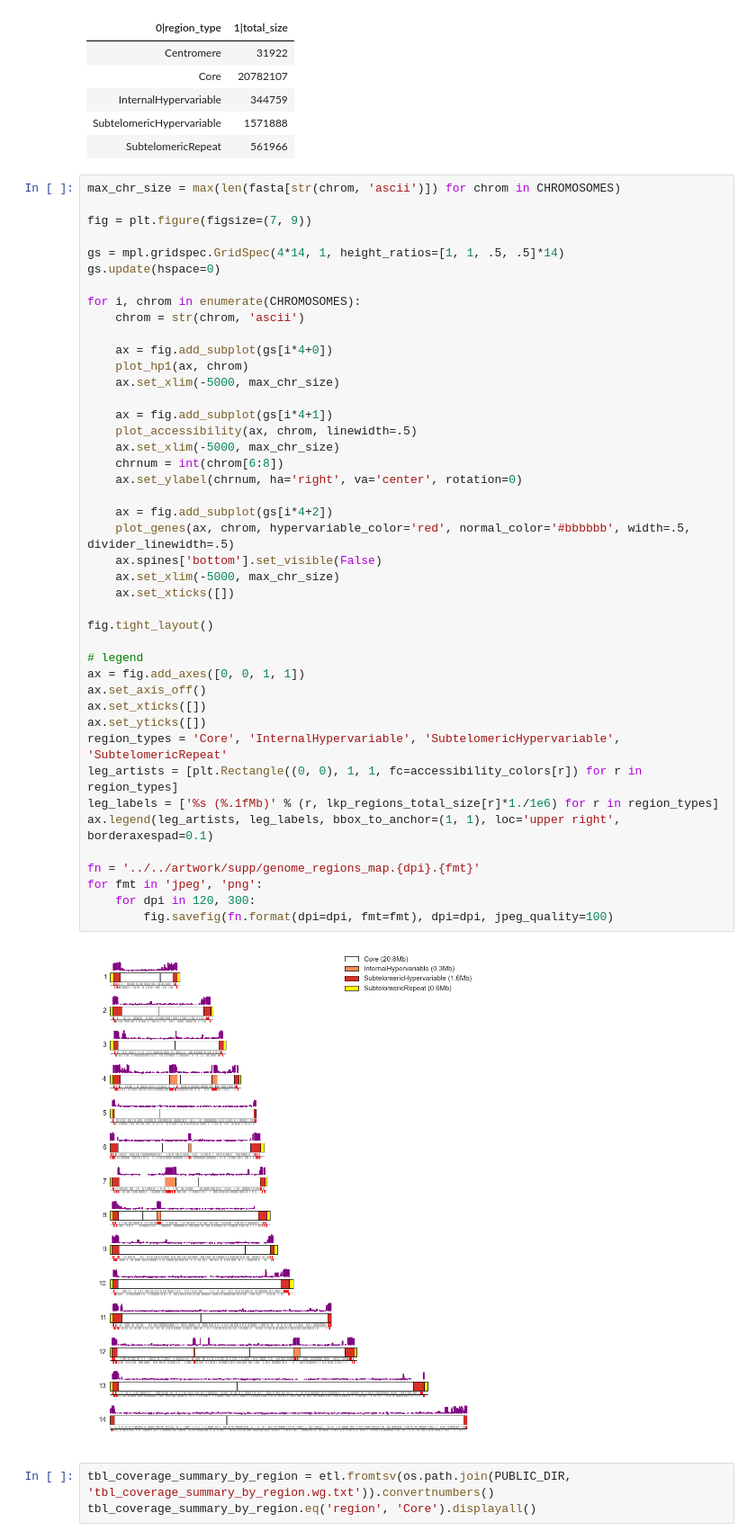
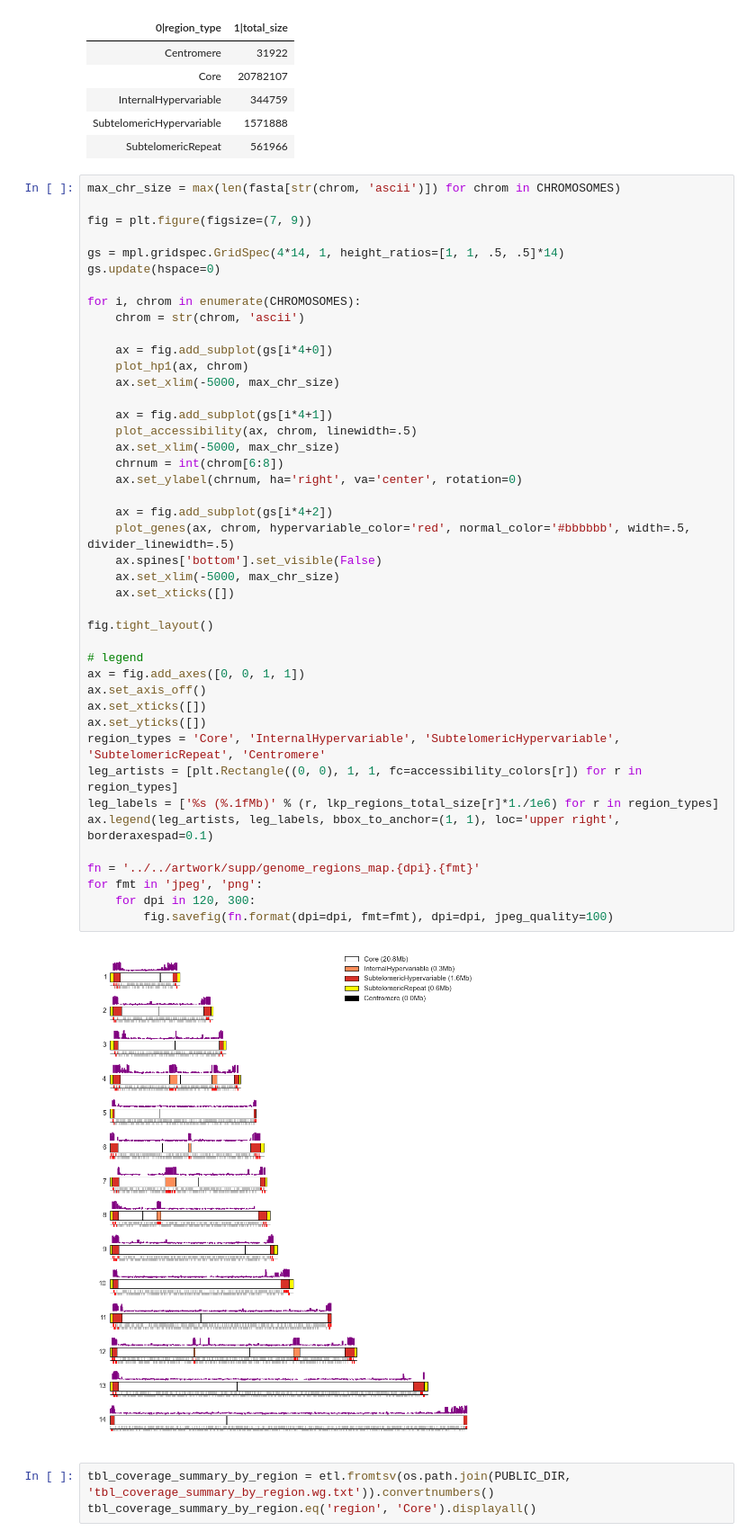
Before and after one commit to wtchg-kwiatkowski/pfx-paper-2015, a Jupyter notebook: supplementary/notebooks/genome_accessibility.ipynb, the cells around one changed output. Shown at 90% size. Saved outputs shown, nothing was run; the diff lists cells and outputs as text.

```diff
--- a/supplementary/notebooks/genome_accessibility.ipynb
+++ b/supplementary/notebooks/genome_accessibility.ipynb
@@ -50,35 +50,35 @@ for i, chrom in enumerate(CHROMOSOMES):
     ax.set_xlim(-5000, max_chr_size)
 
     ax = fig.add_subplot(gs[i*4+1])
     plot_accessibility(ax, chrom, linewidth=.5)
     ax.set_xlim(-5000, max_chr_size)
     chrnum = int(chrom[6:8])
     ax.set_ylabel(chrnum, ha='right', va='center', rotation=0)
 
     ax = fig.add_subplot(gs[i*4+2])
     plot_genes(ax, chrom, hypervariable_color='red', normal_color='#bbbbbb', width=.5, divider_linewidth=.5)
     ax.spines['bottom'].set_visible(False)
     ax.set_xlim(-5000, max_chr_size)
     ax.set_xticks([])
 
 fig.tight_layout()
 
 # legend
 ax = fig.add_axes([0, 0, 1, 1])
 ax.set_axis_off()
 ax.set_xticks([])
 ax.set_yticks([])
-region_types = 'Core', 'InternalHypervariable', 'SubtelomericHypervariable', 'SubtelomericRepeat'
+region_types = 'Core', 'InternalHypervariable', 'SubtelomericHypervariable', 'SubtelomericRepeat', 'Centromere'
 leg_artists = [plt.Rectangle((0, 0), 1, 1, fc=accessibility_colors[r]) for r in region_types]
 leg_labels = ['%s (%.1fMb)' % (r, lkp_regions_total_size[r]*1./1e6) for r in region_types]
 ax.legend(leg_artists, leg_labels, bbox_to_anchor=(1, 1), loc='upper right', borderaxespad=0.1)
 
 fn = '../../artwork/supp/genome_regions_map.{dpi}.{fmt}'
 for fmt in 'jpeg', 'png':
     for dpi in 120, 300:
         fig.savefig(fn.format(dpi=dpi, fmt=fmt), dpi=dpi, jpeg_quality=100)
 # %% [output]
-[figure, old version]
+[figure, new version]
 # %%
 tbl_coverage_summary_by_region = etl.fromtsv(os.path.join(PUBLIC_DIR, 'tbl_coverage_summary_by_region.wg.txt')).convertnumbers()
 tbl_coverage_summary_by_region.eq('region', 'Core').displayall()
```
Also changed, not shown: parts of 11 cells of this notebook, 4 other files.
